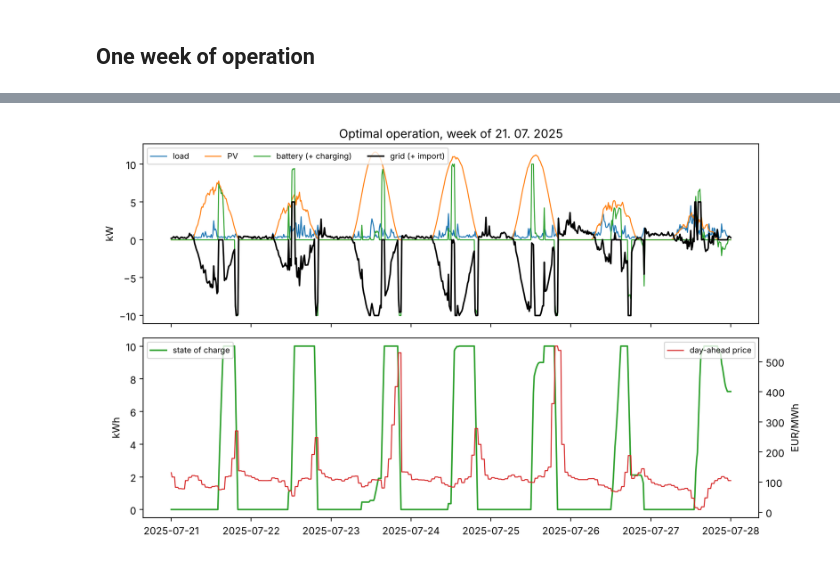
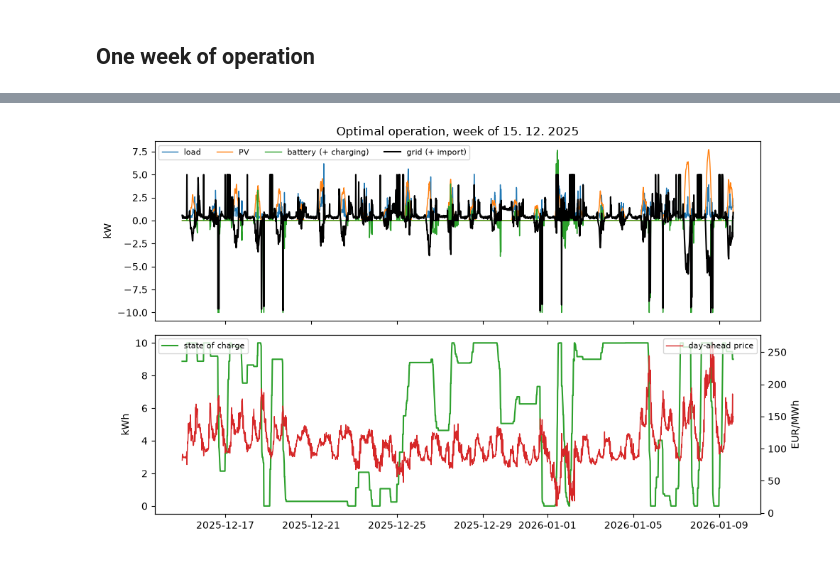
Before and after one commit to Bine-f/battery-optimisation, a Jupyter notebook: notebooks/battery_optimisation.ipynb, the cells around one changed output, grey strips where cells are left out. Drawn from its saved outputs; the diff is of its cells as text; code cells hidden in the pictures.

```diff
--- a/notebooks/battery_optimisation.ipynb
+++ b/notebooks/battery_optimisation.ipynb
@@ -25,8 +25,9 @@ BATTERY_PRICE_PER_KWH = 100  # EUR/kWh
 BATTERY_LIFE_CYCLES = 2000
 
 # Network tariff: power price (EUR/kW) and energy price (EUR/kWh) per time block
-block_power_prices = {1: 5.33444, 2: 1.08944, 3: 0.142570, 4: 0.00368, 5: 0.00000}
-energy_grid_prices = {1: 0.01454, 2: 0.01389, 3: 0.01369, 4: 0.0133, 5: 0.01329}
+block_power_prices = {1: 3.82301, 2: 1.09230, 3: 0.28902, 4: 0.02436, 5: 0.00245} # Tarifne postavke za omrežnino 2026, Agencija za energijo
+
+energy_grid_prices = {1: 0.02217, 2: 0.01998, 3: 0.01717, 4: 0.01805, 5: 0.01299} # Tarifne postavke za omrežnino 2026, Agencija za energijo
 MIN_SETTLEMENT_POWER = 5.  # kW
 
 SOLVER = 'cbc'  # or 'glpk', 'appsi_highs'
@@ -173,26 +202,26 @@ fig.savefig('../docs/savings.png', dpi=120)
 # %%
-# Week with the largest daily price spread
-spread = period['price'].resample('W').apply(lambda x: (x.max() - x.min()))
+# Week with largest consumption peak
+spread = period['load'].resample('W').apply(lambda x: x.max())
 week_start = spread.idxmax() - pd.Timedelta(days=6)
-week = df_res.loc[week_start:week_start + pd.Timedelta(days=7)]
+week = df_res.loc[week_start:week_start + pd.Timedelta(days=30)]
 week_prices = period.loc[week.index, 'price']
 
 fig, (ax1, ax2) = plt.subplots(2, 1, figsize=(10, 6), sharex=True)
 ax1.plot(week.index, week['load'], lw=1, label='load')
 ax1.plot(week.index, week['limited_production'], lw=1, label='PV')
 ax1.plot(week.index, week['power'], lw=1, label='battery (+ charging)')
 ax1.plot(week.index, week['grid_power'], lw=1.5, color='k', label='grid (+ import)')
 ax1.set_ylabel('kW')
 ax1.legend(fontsize=8, ncol=4, loc='upper left')
 ax2.plot(week.index, week['soc'], color='tab:green', label='state of charge')
 ax2.set_ylabel('kWh')
 ax3 = ax2.twinx()
 ax3.plot(week.index, week_prices, color='tab:red', lw=1, label='day-ahead price')
 ax3.set_ylabel('EUR/MWh')
 ax2.legend(loc='upper left', fontsize=8)
 ax3.legend(loc='upper right', fontsize=8)
 ax1.set_title(f'Optimal operation, week of {week_start:%d. %m. %Y}')
 fig.tight_layout()
 fig.savefig('../docs/week.png', dpi=120)
 # %% [output]
-[figure, old version]
+[figure, new version]
```
Also changed, not shown: parts of 8 cells of this notebook, 5 other files.
